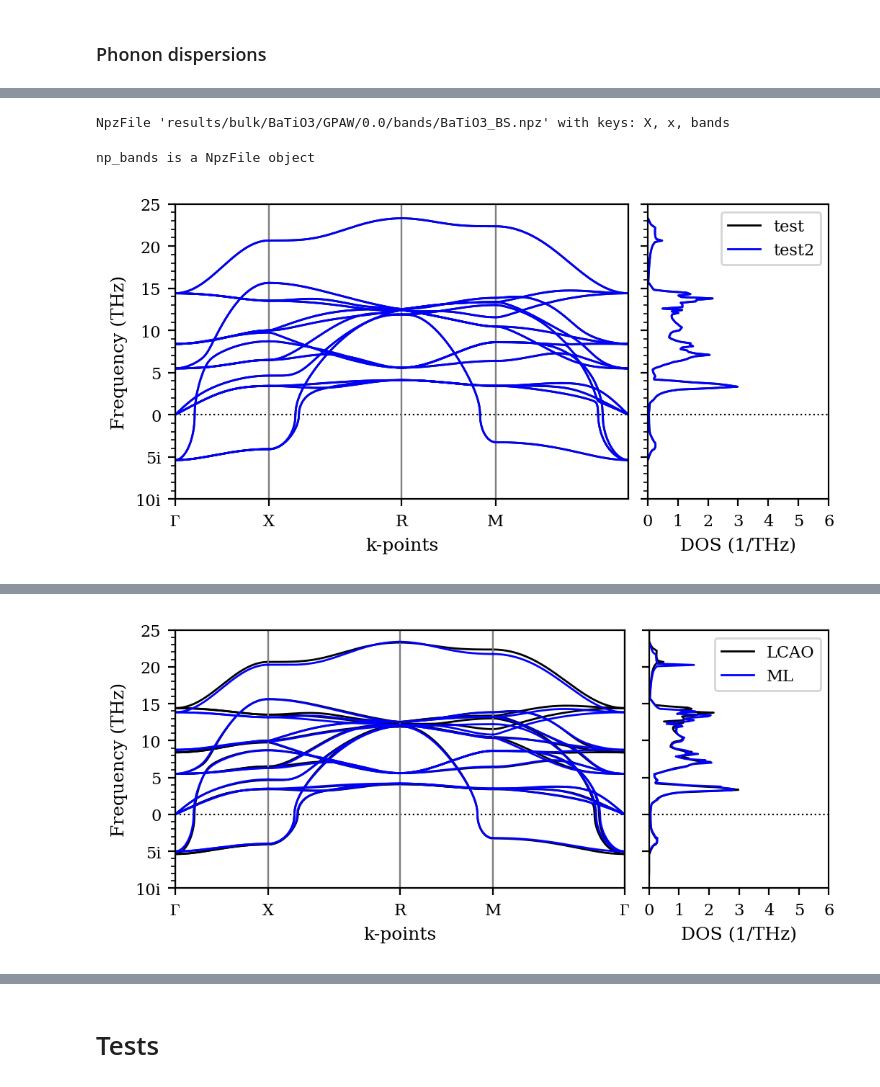
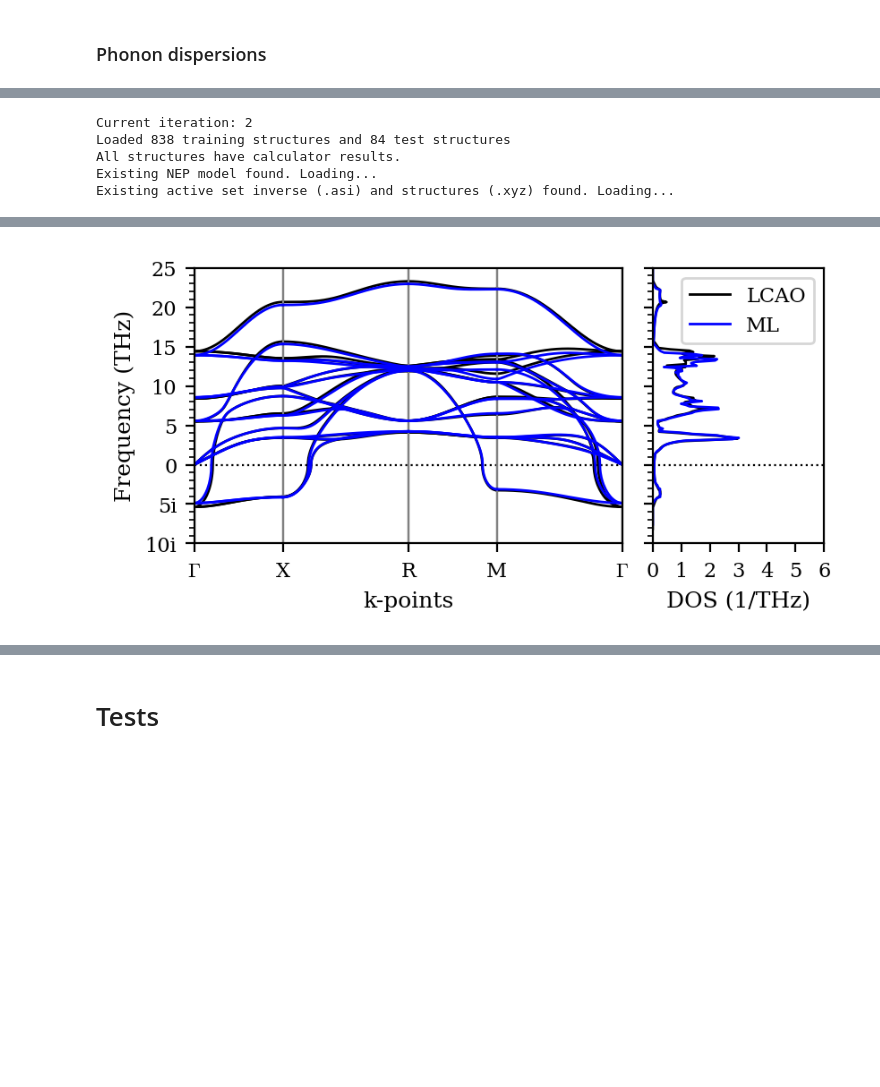
Before and after one commit to ThomasRavnborg/OxideSlabs, a Jupyter notebook: MLtraining.ipynb, the cells around one changed output, grey strips where cells are left out. Drawn from its saved outputs; the diff is of its cells as text; code cells hidden in the pictures; blank space fills up the shorter version.

Commit message:
Some changes to plots

```diff
--- a/MLtraining.ipynb
+++ b/MLtraining.ipynb
@@ -1244,31 +1239,20 @@ np_bands = np.load('results/bulk/BaTiO3/GPAW/0.0/bands/BaTiO3_BS.npz', allow_pic
-# %%
-np_bands
-# %% [output]
-NpzFile 'results/bulk/BaTiO3/GPAW/0.0/bands/BaTiO3_BS.npz' with keys: X, x, bands
-# %%
-# Check if object is sisl.io.siesta.bandsSileSiesta or NpzFile
-if isinstance(np_bands, si.io.siesta.bandsSileSiesta):
-    print("np_bands is a sisl.io.siesta.bandsSileSiesta object")
-elif isinstance(np_bands, np.lib.npyio.NpzFile):
-    print("np_bands is a NpzFile object")
-else:
-    print("np_bands is of an unexpected type:", type(np_bands))
-# %% [output]
-np_bands is a NpzFile object
-# %%
-phonon_LCAO = phonopy.load("results/bulk/BaTiO3/0082/phonons/BaTiO3.yaml")
-# %%
-plot_dispersion([phonon_LCAO, phonon_LCAO], ['test', 'test2'], multiple=False)
-# %% [output]
-[figure, removed]
+# %%
+from src.activeNEP import ActiveLearningNEP
+NEP = ActiveLearningNEP('results/ALnep')
+# %% [output]
+Current iteration: 2
+Loaded 838 training structures and 84 test structures
+All structures have calculator results.
+Existing NEP model found. Loading...
+Existing active set inverse (.asi) and structures (.xyz) found. Loading...
 # %%
 # Calculate phonons for the bulk unit cell structure using the trained NEP model
-perovskite = Perovskite('BaTiO3')
-atoms = perovskite.atoms.copy()
+perovskite_bulk = Perovskite('BaTiO3')
+atoms = perovskite_bulk.atoms.copy()
 NEP.relax_atoms(atoms)
 phonon_ML = NEP.calculate_phonon(atoms)
 # Load the phonon DFT calculation results from the YAML file
 phonon_LCAO = phonopy.load("results/bulk/BaTiO3/0082/phonons/BaTiO3.yaml")
-plot_dispersion([phonon_LCAO, phonon_ML], ['LCAO', 'ML'], width=1, bulk=True)
+fig = plot_dispersion([phonon_LCAO, phonon_ML], ['LCAO', 'ML'], width=0.8)
 # %% [output]
       Step     Time          Energy          fmax
@@ -1280,2 +1263,2 @@ BFGS:    4 14:42:38      -44.284238        0.000000
-[figure, old version]
+[figure, new version]
 # %%
```
Also changed, not shown: parts of 48 cells of this notebook.
